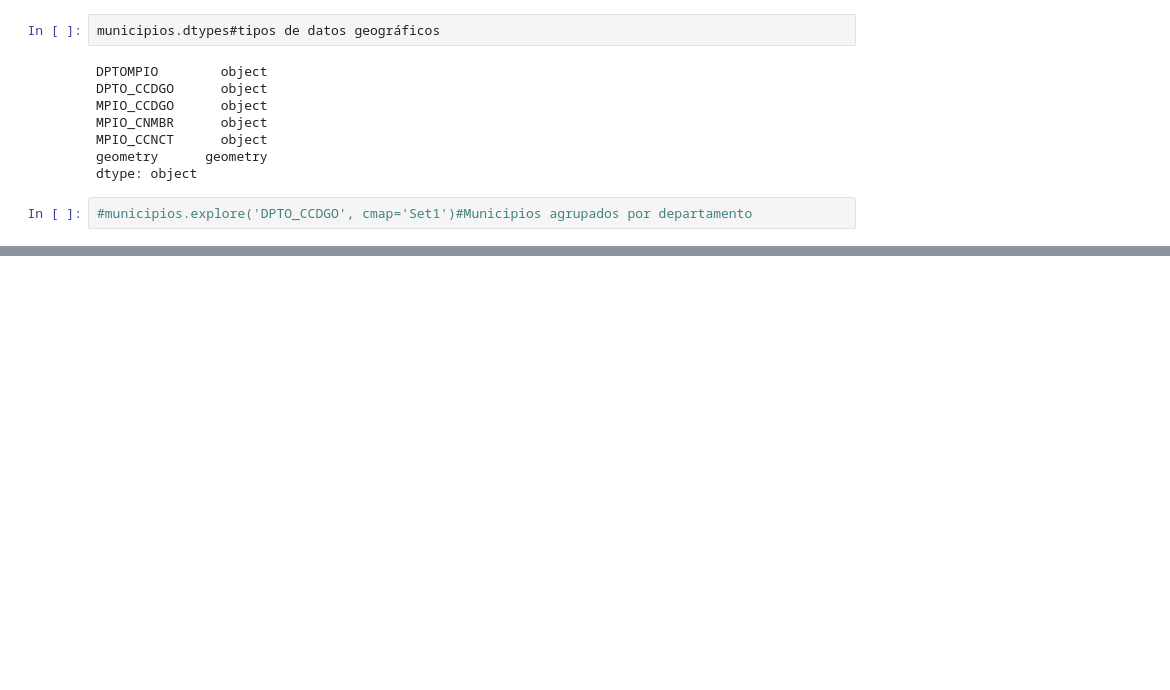
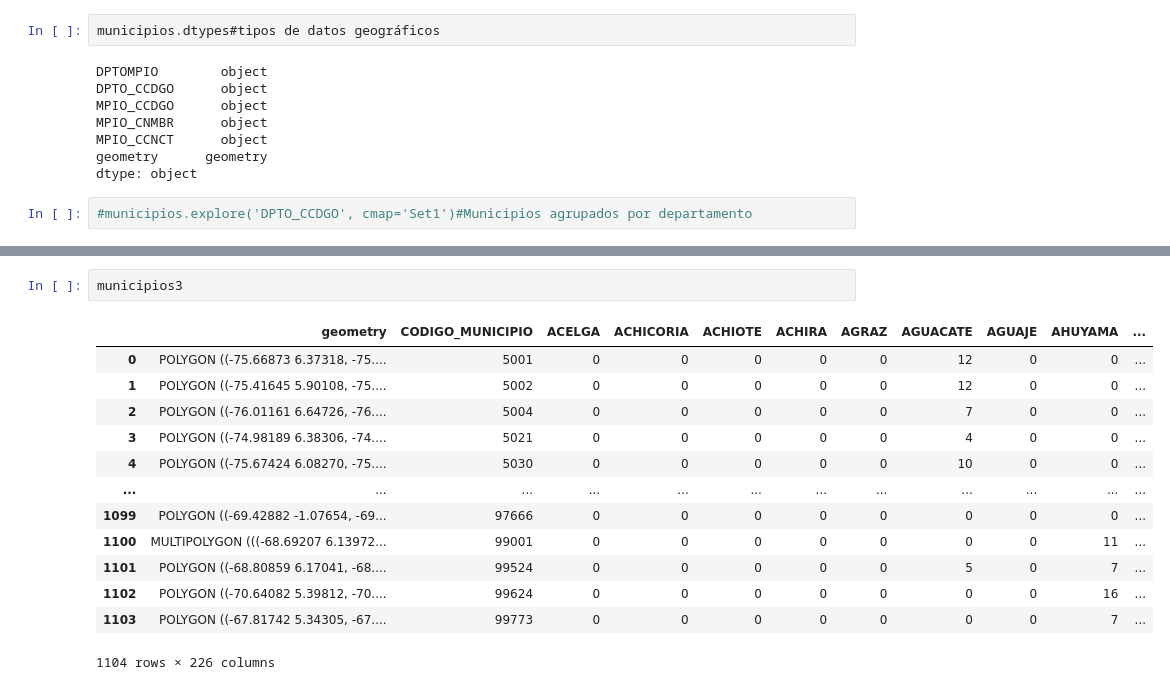
Before and after one commit to PedrazaDuban/MIAD_DSA_rotacion_cultivos, a Jupyter notebook: Scripts/ExploracionDatos.ipynb, the cells around one changed output, grey strips where cells are left out. Drawn from its saved outputs; the diff is of its cells as text; blank space fills up the shorter version.

```diff
--- a/Scripts/ExploracionDatos.ipynb
+++ b/Scripts/ExploracionDatos.ipynb
@@ -205,0 +241,16 @@ dtype: object
+# %%
+municipios3
+# %% [output]
+|  | geometry | CODIGO_MUNICIPIO | ACELGA | ACHICORIA | ACHIOTE | ACHIRA | AGRAZ | AGUACATE | AGUAJE | AHUYAMA | ... |
+| 0 | POLYGON ((-75.66873 6.37318, -75.... | 5001 | 0 | 0 | 0 | 0 | 0 | 12 | 0 | 0 | ... |
+| 1 | POLYGON ((-75.41645 5.90108, -75.... | 5002 | 0 | 0 | 0 | 0 | 0 | 12 | 0 | 0 | ... |
+| 2 | POLYGON ((-76.01161 6.64726, -76.... | 5004 | 0 | 0 | 0 | 0 | 0 | 7 | 0 | 0 | ... |
+| 3 | POLYGON ((-74.98189 6.38306, -74.... | 5021 | 0 | 0 | 0 | 0 | 0 | 4 | 0 | 0 | ... |
+| 4 | POLYGON ((-75.67424 6.08270, -75.... | 5030 | 0 | 0 | 0 | 0 | 0 | 10 | 0 | 0 | ... |
+| ... | ... | ... | ... | ... | ... | ... | ... | ... | ... | ... | ... |
+| 1099 | POLYGON ((-69.42882 -1.07654, -69... | 97666 | 0 | 0 | 0 | 0 | 0 | 0 | 0 | 0 | ... |
+| 1100 | MULTIPOLYGON (((-68.69207 6.13972... | 99001 | 0 | 0 | 0 | 0 | 0 | 0 | 0 | 11 | ... |
+| 1101 | POLYGON ((-68.80859 6.17041, -68.... | 99524 | 0 | 0 | 0 | 0 | 0 | 5 | 0 | 7 | ... |
+| 1102 | POLYGON ((-70.64082 5.39812, -70.... | 99624 | 0 | 0 | 0 | 0 | 0 | 0 | 0 | 16 | ... |
+| 1103 | POLYGON ((-67.81742 5.34305, -67.... | 99773 | 0 | 0 | 0 | 0 | 0 | 0 | 0 | 7 | ... |
+1104 rows × 226 columns
```
Also changed, not shown: parts of 2 cells of this notebook, 26 other files.
